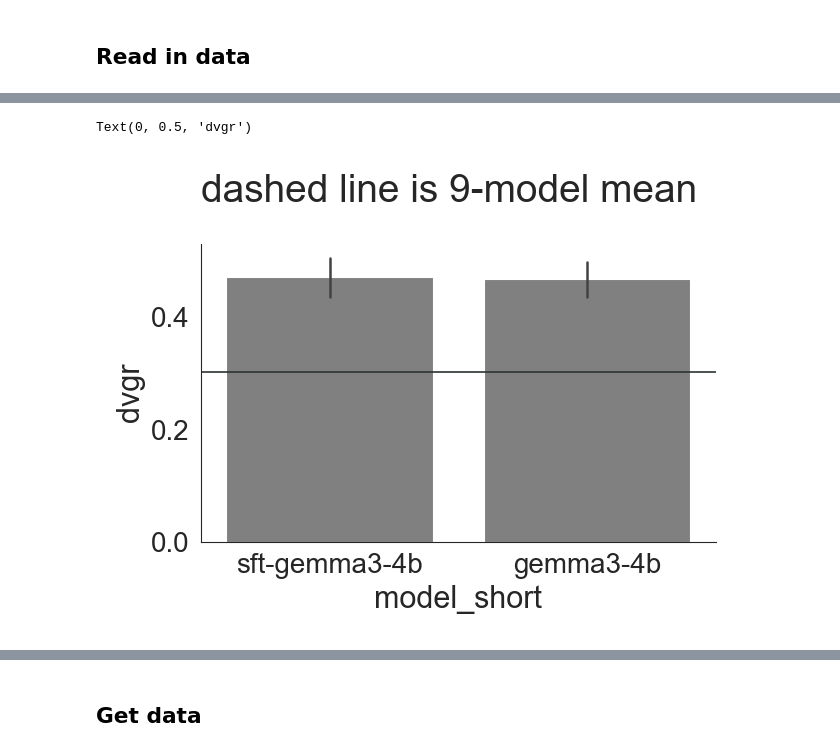
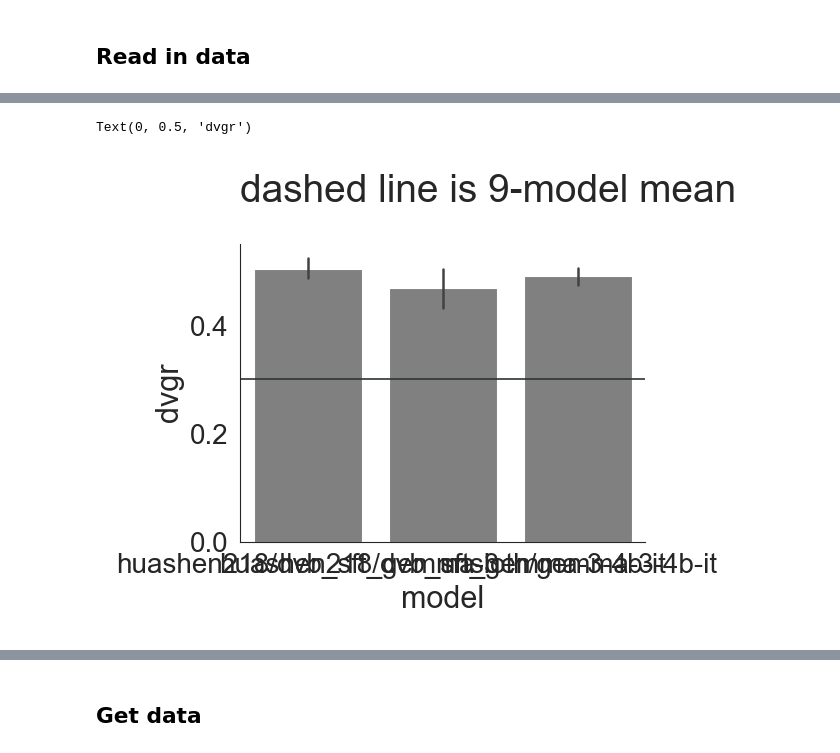
Before and after one commit to josh-ashkinaze/dvb, a Jupyter notebook: 9_run_stats_nb.ipynb, the cells around one changed output, grey strips where cells are left out. Saved outputs shown, nothing was run; the diff lists cells and outputs as text; code cells hidden in the pictures.

```diff
--- a/9_run_stats_nb.ipynb
+++ b/9_run_stats_nb.ipynb
@@ -1711,6 +1719,6 @@ def get_developer(x):
     else:
         return "Unknown"
 
-sdf['model_short'] = sdf['model'].map(model_map)
-sdf['model_shorter'] = sdf['model_short'].map(short2shorter_map)
+# sdf['model_short'] = sdf['model'].map(model_map)
+# sdf['model_shorter'] = sdf['model_short'].map(short2shorter_map)
 # %% [output]
@@ -1723,9 +1740,9 @@ Name: count, dtype: int64
 # %%
-sns.barplot(data=sdf, x='model_short', y='y', color='gray')
+sns.barplot(data=sdf, x='model', y='y', color='gray')
 plt.axhline(y=df['y'].mean(), label="Prompted Models Mean")
 plt.title("dashed line is 9-model mean")
 plt.ylabel('dvgr')
 # %% [output]
 Text(0, 0.5, 'dvgr')
-[figure, old version]
+[figure, new version]
 # %%
```
Also changed, not shown: parts of 34 cells of this notebook.
